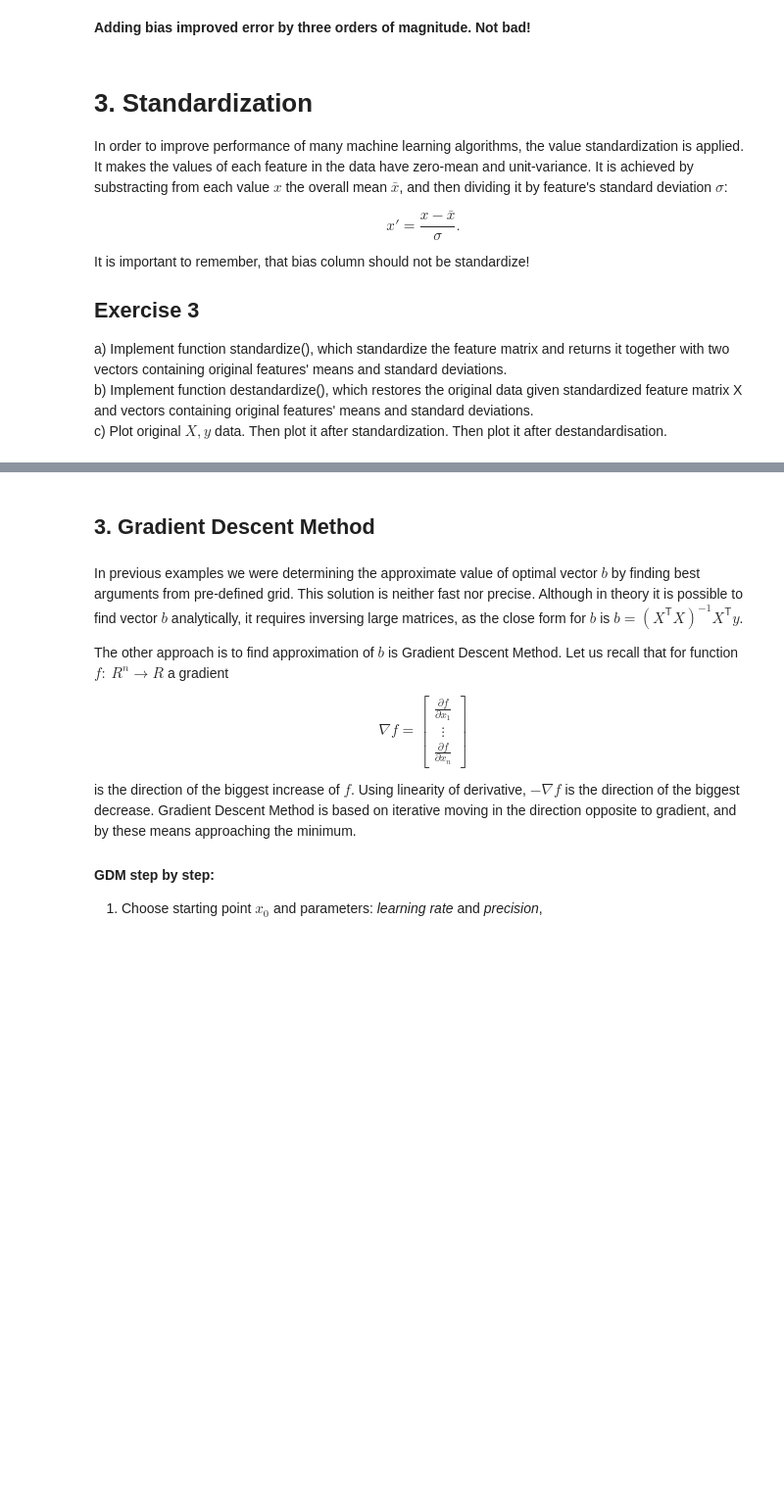
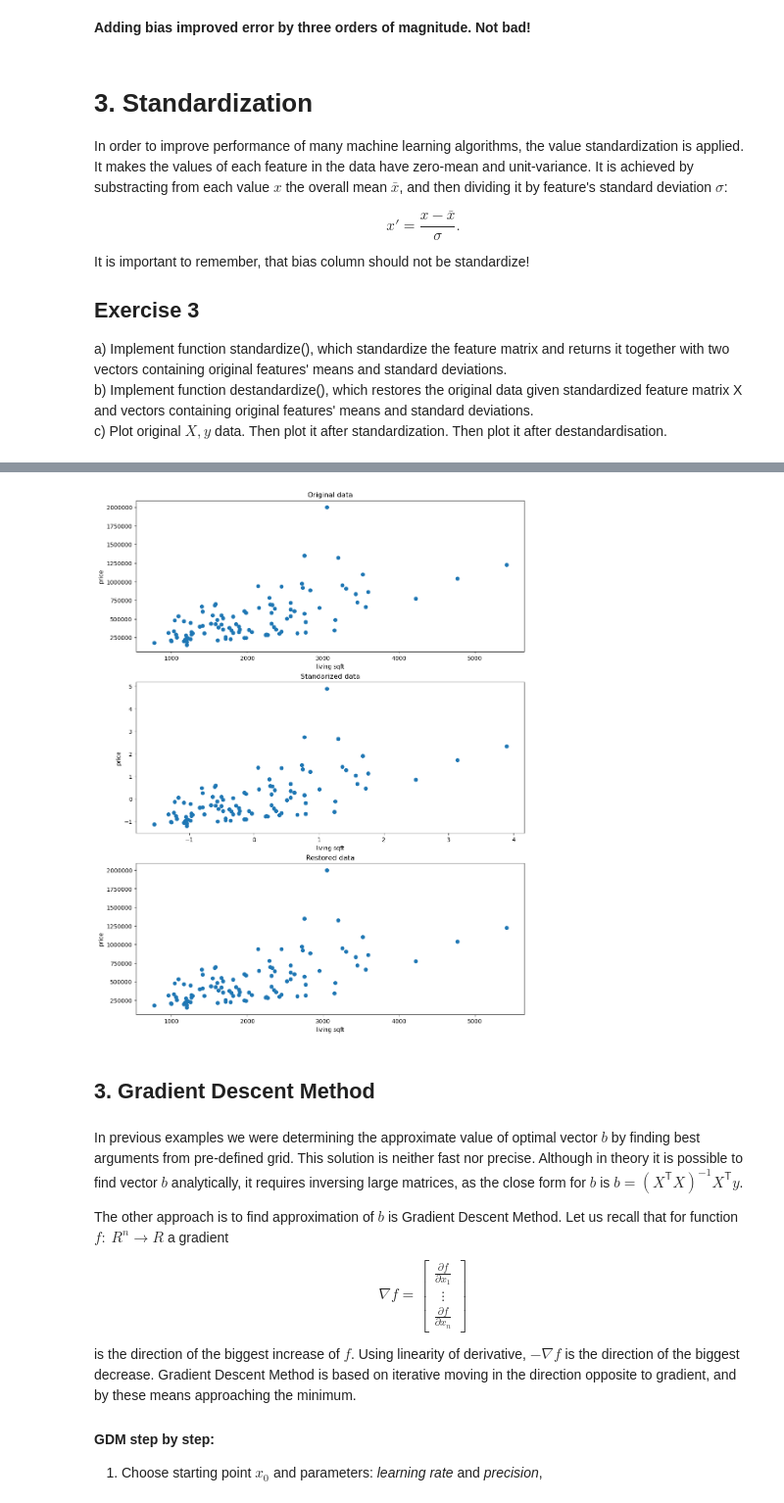
Before and after one commit to noxikoxi/Analityka, a Jupyter notebook: Assignment3/Assignment_3_Tomasz_Cach.ipynb, the cells around one changed output, grey strips where cells are left out. Shown: that part at 98% size. Drawn from its saved outputs; the diff is of its cells as text; code cells hidden in the pictures; blank space fills up the shorter version.

```diff
--- a/Assignment3/Assignment_3_Tomasz_Cach.ipynb
+++ b/Assignment3/Assignment_3_Tomasz_Cach.ipynb
@@ -210,0 +215,18 @@ standardize(W)
+# %%
+#a)
+def standardize(X):
+    X = np.array(X)
+    means = np.array([np.mean(X[:,i]) for i in range(X.shape[1])])
+    std = np.array([np.std(X[:,i]) for i in range(X.shape[1])])
+    return (X - means)/std, means, std
+
+#b)
+def destandardize(X, means, sds):
+    return X*sds + means
+
+
+#short test:
+W = [[1,2,3],[2,5,4],[3,4,5],[4,5,7]]
+new_w, m, s  = standardize(W)
+print(f'X: {new_w}\nMeans: {m}\nStd: {s}')
+print(f'\nDestandarization X:\n{destandardize(new_w, m, s)}')
@@ -211,3 +246,38 @@ standardize(W)
+# %%
+#c)
+plt.figure(figsize=(12, 16))
+plt.subplot(3,1,1)
+
+plt.title('Original data')
+plt.xlabel('living sqft')
+plt.ylabel('price')
+plt.scatter(X, y)
+plt.ticklabel_format(style='plain')
+
+
+plt.subplot(3, 1, 2)
+
+plt.title('Standarized data')
+plt.xlabel('living sqft')
+plt.ylabel('price')
+standardized_x, meansX, stdX = standardize(X)  # without bias column
+standardized_y, meansY, stdY = standardize(y)
+plt.scatter(standardized_x, standardized_y)
+
+plt.subplot(3, 1, 3)
+
+plt.title('Restored data')
+plt.xlabel('living sqft')
+plt.ylabel('price')
+plt.ticklabel_format(style='plain')
+
+restored_X = destandardize(standardized_x, meansX, stdX)
+restored_Y = destandardize(standardized_y, meansY, stdY)
+
+plt.scatter(restored_X, restored_Y)
+plt.show()
+# %% [output]
+[figure, added]
 # %% [markdown]
 ## 3. Gradient Descent Method
 # %% [markdown]
```
Also changed, not shown: parts of 18 cells of this notebook.
